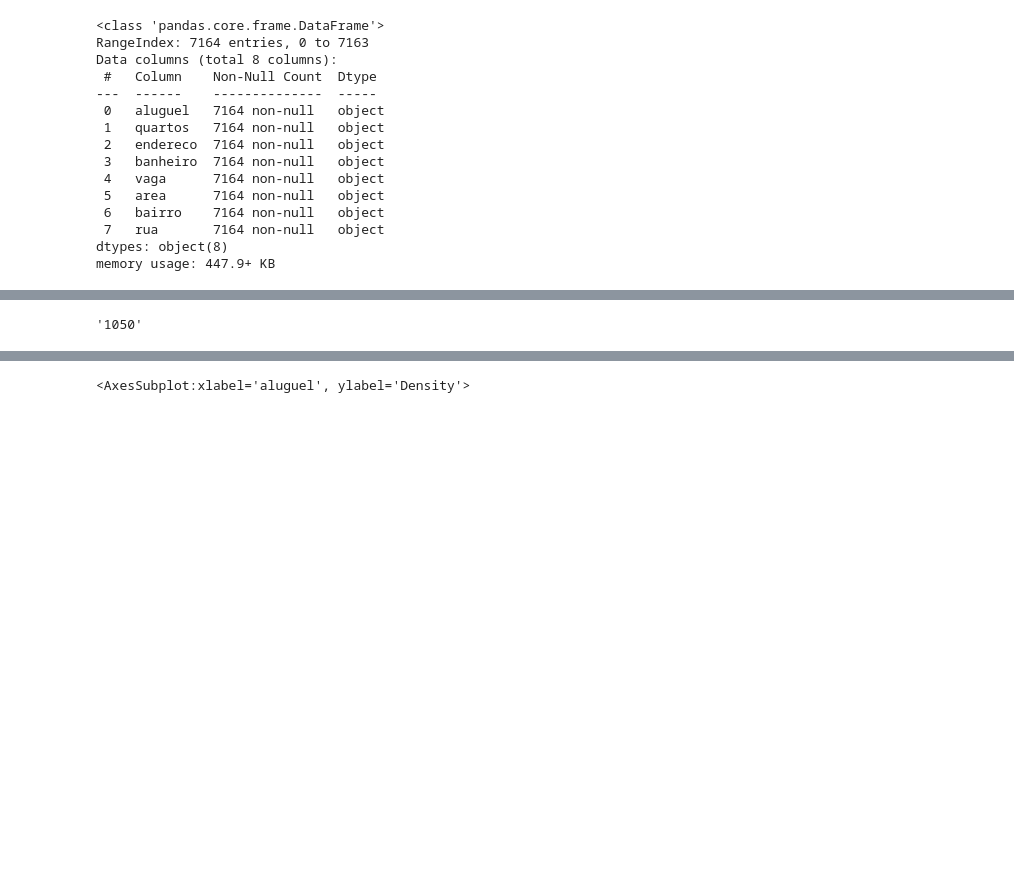
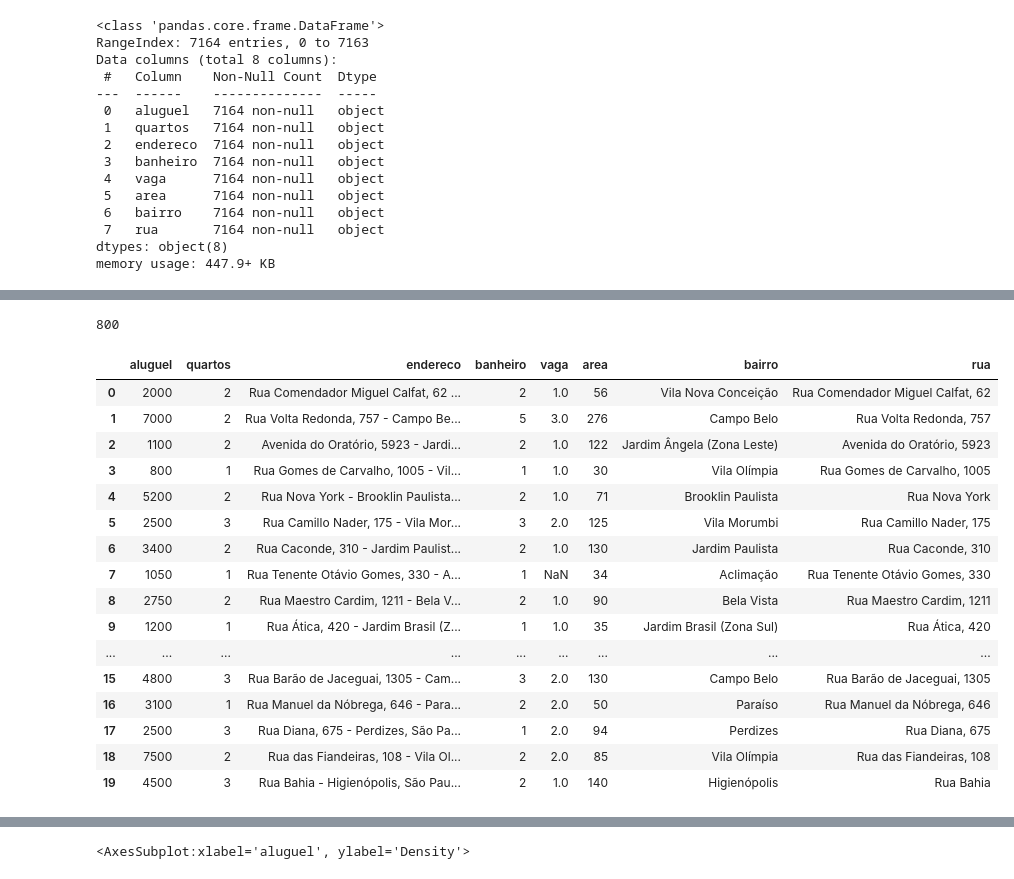
Before and after one commit to cpoles/data_science, a Jupyter notebook: awari/rent_calculator/rent_calc_data_mun.ipynb, the cells around one changed output, grey strips where cells are left out. Drawn from its saved outputs; the diff is of its cells as text; code cells hidden in the pictures; blank space fills up the shorter version.

```diff
--- a/awari/rent_calculator/rent_calc_data_mun.ipynb
+++ b/awari/rent_calculator/rent_calc_data_mun.ipynb
@@ -149 +147,3 @@ df.describe()
 | freq | 793 | 2787 | 199 | 3382 | 3982 | 595 | 596 | 199 |
+# %%
+cols = df.columns.drop(['endereco', 'bairro', 'rua'])
@@ -149,0 +154,2 @@ df.describe()
+# %%
+df[cols] = df[cols].apply(pd.to_numeric, errors='coerce')
@@ -150,7 +183,27 @@ df.describe()
 # %%
 min(df.aluguel)
 # %% [output]
-'1050'
+800
+# %%
+df.head(20)
+# %% [output]
+|  | aluguel | quartos | endereco | banheiro | vaga | area | bairro | rua |
+| 0 | 2000 | 2 | Rua Comendador Miguel Calfat, 62 ... | 2 | 1.0 | 56 | Vila Nova Conceição | Rua Comendador Miguel Calfat, 62 |
+| 1 | 7000 | 2 | Rua Volta Redonda, 757 - Campo Be... | 5 | 3.0 | 276 | Campo Belo | Rua Volta Redonda, 757 |
+| 2 | 1100 | 2 | Avenida do Oratório, 5923 - Jardi... | 2 | 1.0 | 122 | Jardim Ângela (Zona Leste) | Avenida do Oratório, 5923 |
+| 3 | 800 | 1 | Rua Gomes de Carvalho, 1005 - Vil... | 1 | 1.0 | 30 | Vila Olímpia | Rua Gomes de Carvalho, 1005 |
+| 4 | 5200 | 2 | Rua Nova York - Brooklin Paulista... | 2 | 1.0 | 71 | Brooklin Paulista | Rua Nova York |
+| 5 | 2500 | 3 | Rua Camillo Nader, 175 - Vila Mor... | 3 | 2.0 | 125 | Vila Morumbi | Rua Camillo Nader, 175 |
+| 6 | 3400 | 2 | Rua Caconde, 310 - Jardim Paulist... | 2 | 1.0 | 130 | Jardim Paulista | Rua Caconde, 310 |
+| 7 | 1050 | 1 | Rua Tenente Otávio Gomes, 330 - A... | 1 | NaN | 34 | Aclimação | Rua Tenente Otávio Gomes, 330 |
+| 8 | 2750 | 2 | Rua Maestro Cardim, 1211 - Bela V... | 2 | 1.0 | 90 | Bela Vista | Rua Maestro Cardim, 1211 |
+| 9 | 1200 | 1 | Rua Ática, 420 - Jardim Brasil (Z... | 1 | 1.0 | 35 | Jardim Brasil (Zona Sul) | Rua Ática, 420 |
+| ... | ... | ... | ... | ... | ... | ... | ... | ... |
+| 15 | 4800 | 3 | Rua Barão de Jaceguai, 1305 - Cam... | 3 | 2.0 | 130 | Campo Belo | Rua Barão de Jaceguai, 1305 |
+| 16 | 3100 | 1 | Rua Manuel da Nóbrega, 646 - Para... | 2 | 2.0 | 50 | Paraíso | Rua Manuel da Nóbrega, 646 |
+| 17 | 2500 | 3 | Rua Diana, 675 - Perdizes, São Pa... | 1 | 2.0 | 94 | Perdizes | Rua Diana, 675 |
+| 18 | 7500 | 2 | Rua das Fiandeiras, 108 - Vila Ol... | 2 | 2.0 | 85 | Vila Olímpia | Rua das Fiandeiras, 108 |
+| 19 | 4500 | 3 | Rua Bahia - Higienópolis, São Pau... | 2 | 1.0 | 140 | Higienópolis | Rua Bahia |
 # %%
 df.isnull().sum()
 # %% [output]
```
Also changed, not shown: parts of 8 cells of this notebook.
